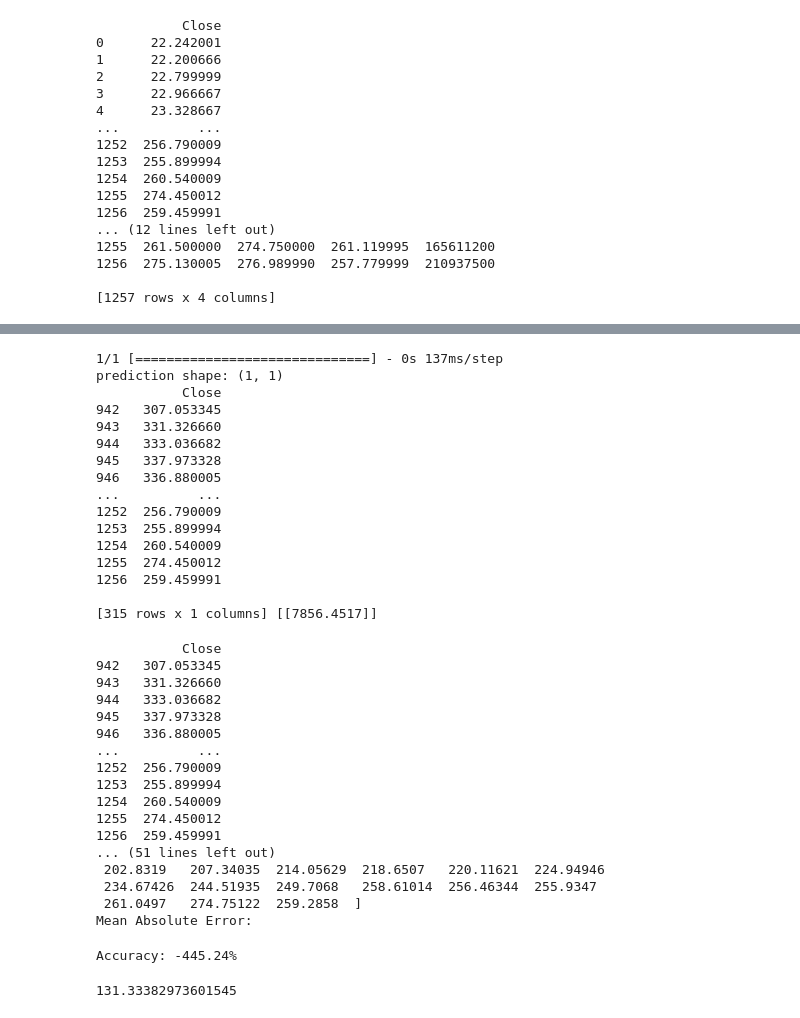
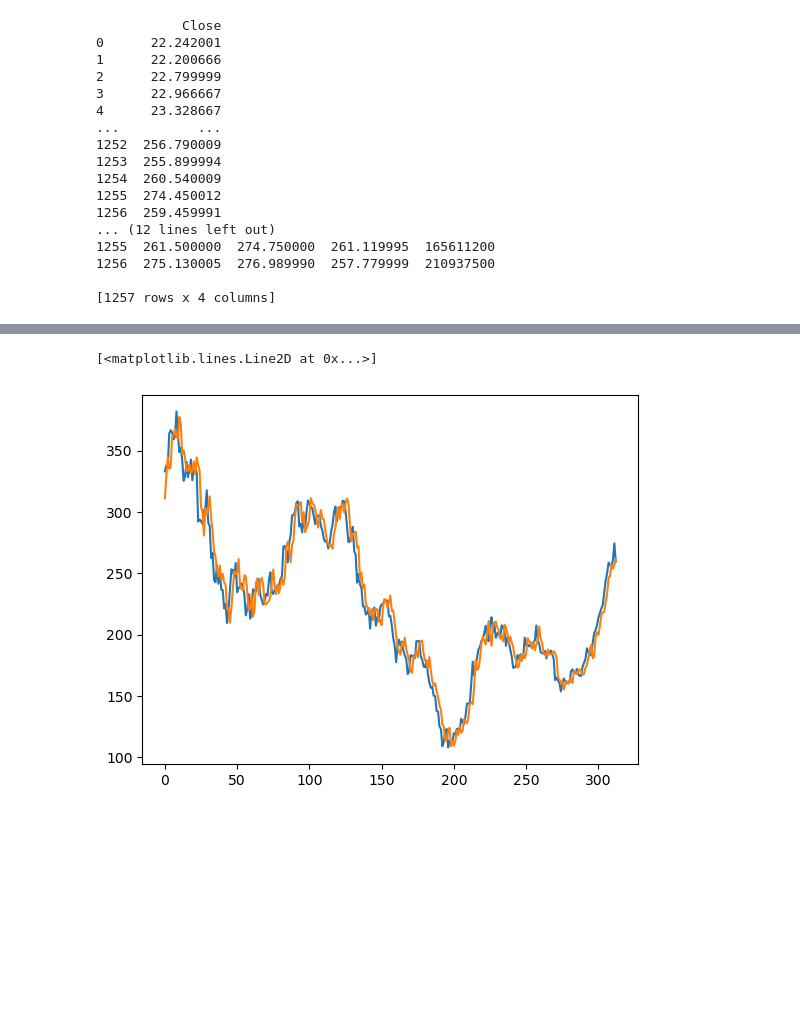
Before and after one commit to punyamodi/Tesla-Stock-Prediction-Using-ML, a Jupyter notebook: tesla-stock-prediciting.ipynb, the cells around one changed output, grey strips where cells are left out. Drawn from its saved outputs; the diff is of its cells as text; code cells hidden in the pictures; blank space fills up the shorter version.

```diff
--- a/tesla-stock-prediciting.ipynb
+++ b/tesla-stock-prediciting.ipynb
@@ -228,65 +445,6 @@ X_test.head
-# %%
-prediction = model.predict([[304.993347,314.283325,302.363342,81981600]])
-print("prediction shape:", prediction.shape)
-print(y_test,prediction)
-# %% [output]
-1/1 [==============================] - 0s 137ms/step
-prediction shape: (1, 1)
-           Close
-942   307.053345
-943   331.326660
-944   333.036682
-945   337.973328
-946   336.880005
-...          ...
-1252  256.790009
-1253  255.899994
-1254  260.540009
-1255  274.450012
-1256  259.459991
-
-[315 rows x 1 columns] [[7856.4517]]
-# %%
-from xgboost import XGBRegressor
-
-my_model = XGBRegressor()
-# Add silent=True to avoid printing out updates with each cycle
-my_model.fit(X,y)
-
-# make predictions for test data
-predictions = my_model.predict(X_test)
-print(y_test,predictions)
-
-from sklearn.metrics import mean_absolute_error
-meanerror = mean_absolute_error(y_test, predictions)
-print("Mean Absolute Error:" % (meanerror))
-# %% [output]
-           Close
-942   307.053345
-943   331.326660
-944   333.036682
-945   337.973328
-946   336.880005
-...          ...
-1252  256.790009
-1253  255.899994
-1254  260.540009
-1255  274.450012
-1256  259.459991
-... (51 lines left out)
- 202.8319   207.34035  214.05629  218.6507   220.11621  224.94946
- 234.67426  244.51935  249.7068   258.61014  256.46344  255.9347
- 261.0497   274.75122  259.2858  ]
-Mean Absolute Error:
-# %%
-from sklearn import svm
-regr = svm.SVR()
-regr.fit(X_train, y_train)
-y_pred=regr.predict(X_test)
-accuracy = regr.score(X_test,y_test)
-print("Accuracy: %.2f%%" % (accuracy * 100.0))
-from sklearn.metrics import mean_absolute_error
-mean_absolute_error(y_test, y_pred)
-# %% [output]
-Accuracy: -445.24%
-131.33382973601545
+# %%
+plt.plot(y_test)
+plt.plot(y_pred)
+# %% [output]
+[<matplotlib.lines.Line2D at 0x...>]
+[figure, added]
```
Also changed, not shown: parts of 28 cells of this notebook.
